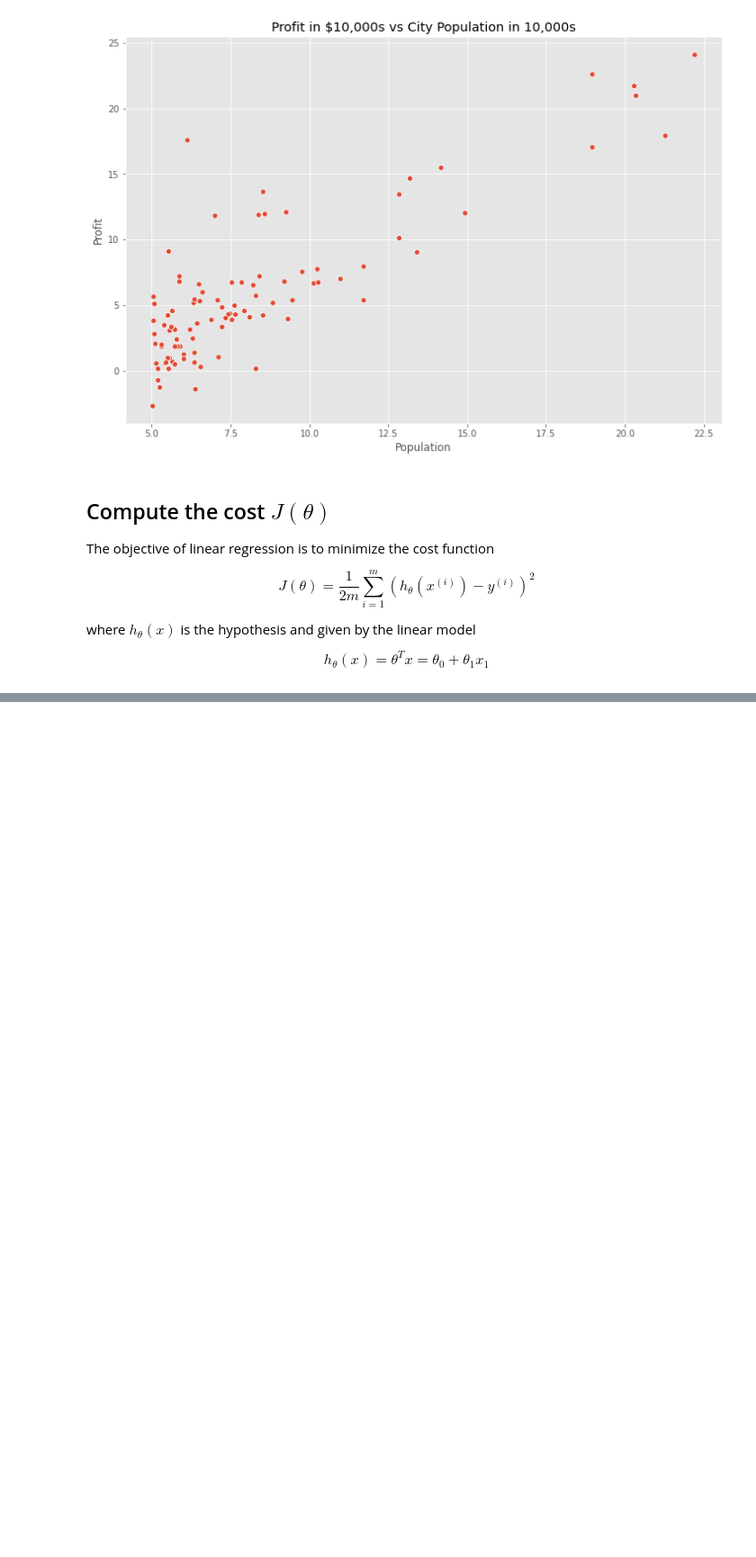
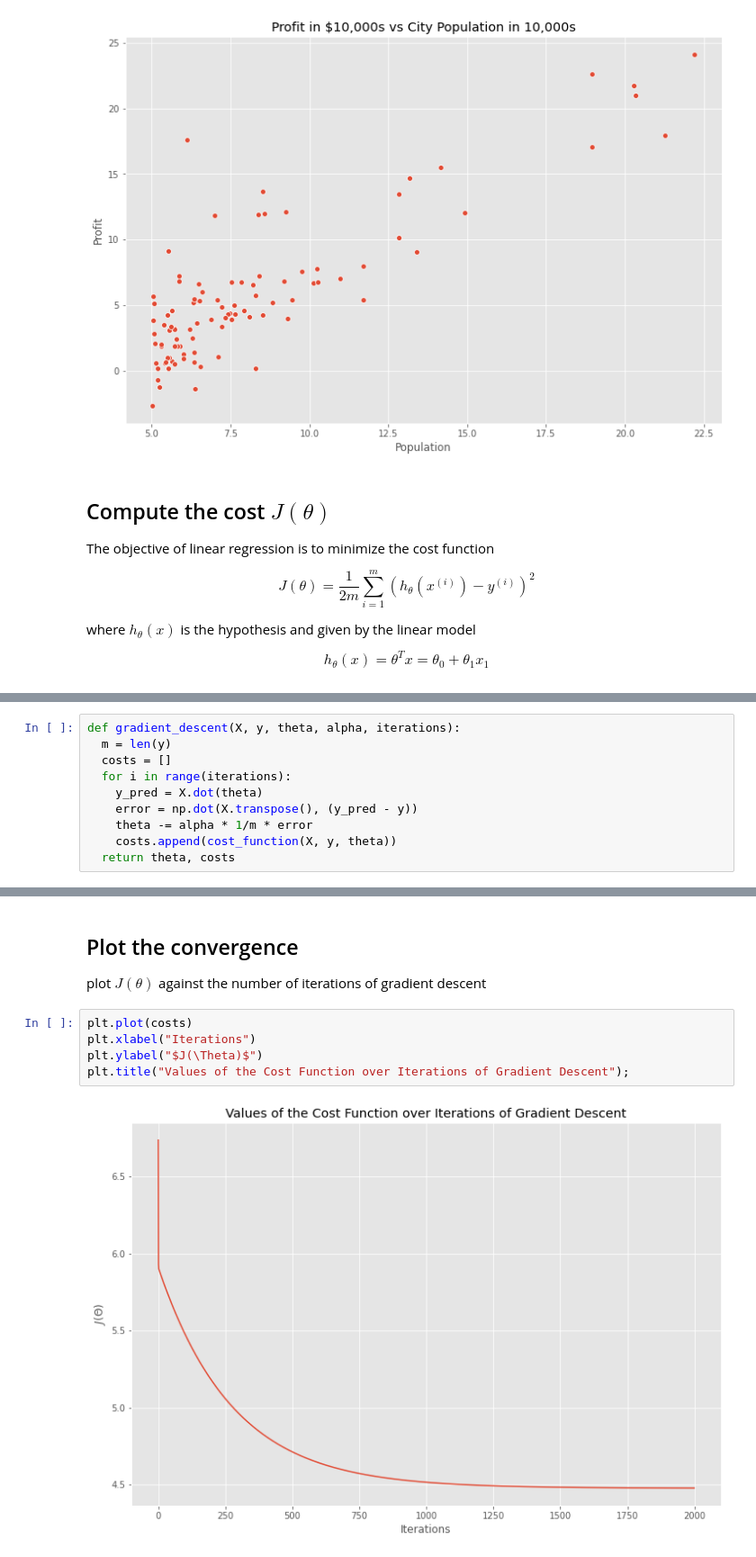
Before and after one commit to otwn/Data-Science-Review, a Jupyter notebook: Linear_Regression.ipynb, the cells around one changed output, grey strips where cells are left out. Shown at 90% size. Drawn from its saved outputs; the diff is of its cells as text; blank space fills up the shorter version.

```diff
--- a/Linear_Regression.ipynb
+++ b/Linear_Regression.ipynb
@@ -503,0 +527,10 @@ $$ h_{\theta}(x) = \theta^{T} x = \theta_{0} + \theta_{1}x_{1} $$
+# %%
+def gradient_descent(X, y, theta, alpha, iterations):
+  m = len(y)
+  costs = []
+  for i in range(iterations):
+    y_pred = X.dot(theta)
+    error = np.dot(X.transpose(), (y_pred - y))
+    theta -= alpha * 1/m * error
+    costs.append(cost_function(X, y, theta))
+  return theta, costs
@@ -503,0 +573,11 @@ $$ h_{\theta}(x) = \theta^{T} x = \theta_{0} + \theta_{1}x_{1} $$
+# %% [markdown]
+## Plot the convergence
+
+plot $J(\theta)$ against the number of iterations of gradient descent
+# %%
+plt.plot(costs)
+plt.xlabel("Iterations")
+plt.ylabel("$J(\Theta)$")
+plt.title("Values of the Cost Function over Iterations of Gradient Descent");
+# %% [output]
+[figure, added]
```
Also changed, not shown: parts of 17 cells of this notebook.
